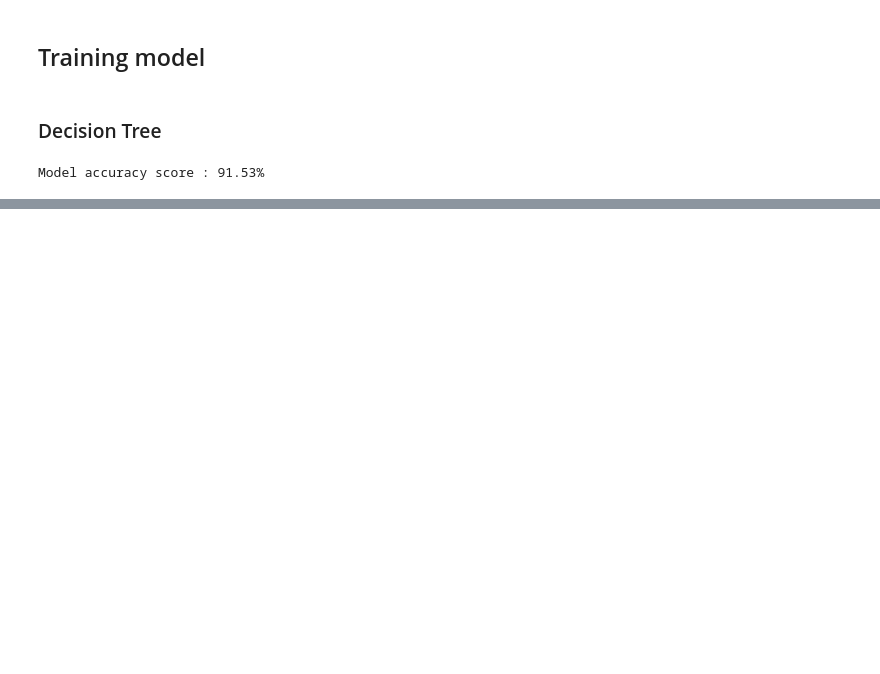
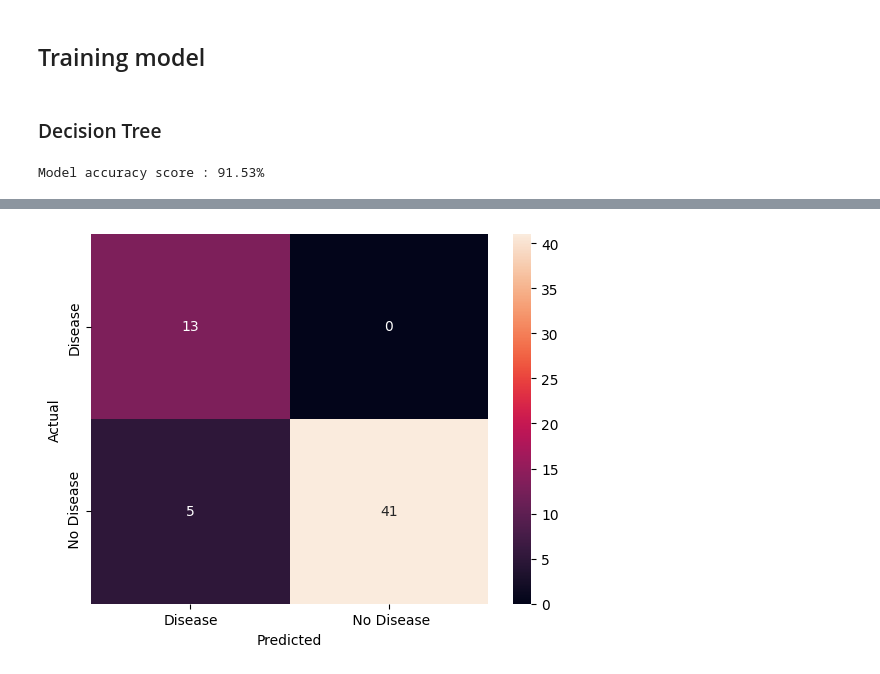
Before and after one commit to auverngo110/Parkinson-Disease, a Jupyter notebook: Training_Model .ipynb, the cells around one changed output, grey strips where cells are left out. Cells and saved outputs as stored; diff of their text form; code cells hidden in the pictures; blank space fills up the shorter version.

```diff
--- a/Training_Model .ipynb
+++ b/Training_Model .ipynb
@@ -208,0 +179,10 @@ print(X_scale)
+# %%
+from sklearn.metrics import confusion_matrix
+cm = confusion_matrix(y_test, y_pred_test)
+labels=['Disease', ' No Disease']
+sns.heatmap(cm, annot=True, fmt='d', xticklabels=labels, yticklabels=labels,)
+plt.xlabel("Predicted")
+plt.ylabel("Actual")
+plt.show()
+# %% [output]
+[figure, added]
```
Also changed, not shown: parts of 19 cells of this notebook, 7 other files.
